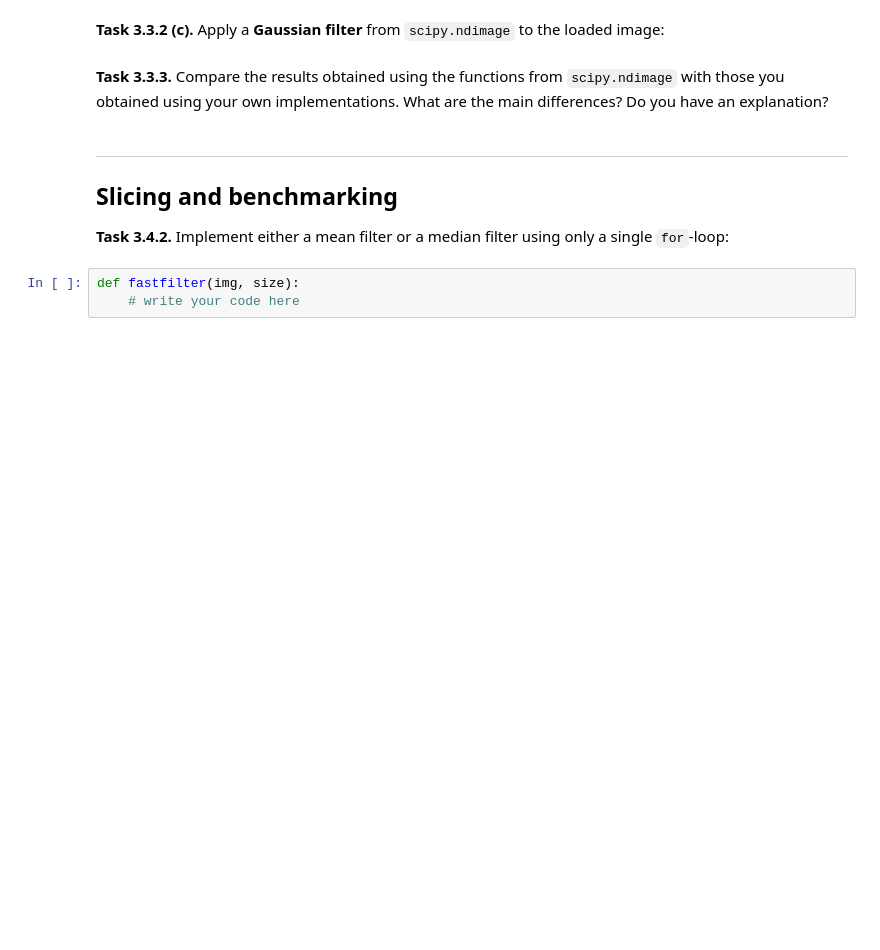
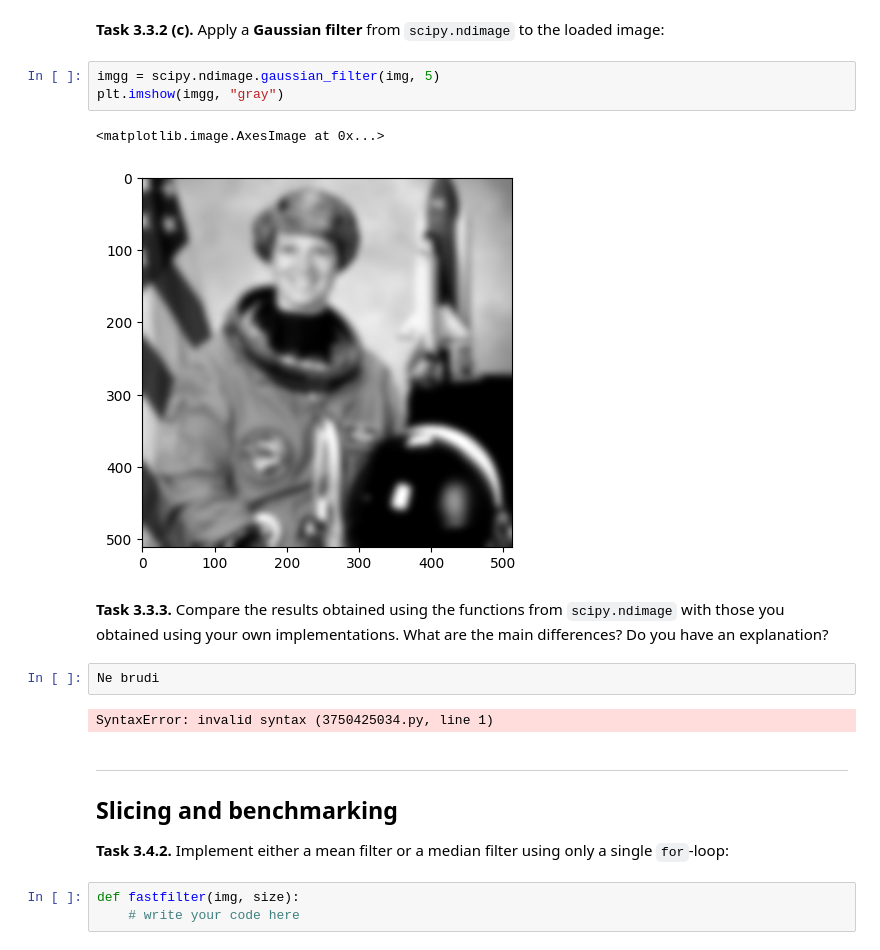
Before and after one commit to JBaureis/mobi-fs3-python, a Jupyter notebook: task3.ipynb, the cells around one changed output. Saved outputs shown, nothing was run; the diff lists cells and outputs as text; blank space fills up the shorter version.

```diff
--- a/task3.ipynb
+++ b/task3.ipynb
@@ -95,7 +109,17 @@ assert numpy.allclose(img4, img3, atol=1/255)
 # %% [markdown]
 **<a id="#">Task 3.3.2 (c).</a>** Apply a **Gaussian filter** from `scipy.ndimage` to the loaded image:
+# %%
+imgg = scipy.ndimage.gaussian_filter(img, 5)
+plt.imshow(imgg, "gray")
+# %% [output]
+<matplotlib.image.AxesImage at 0x...>
+[figure, added]
 # %% [markdown]
 **<a id="#">Task 3.3.3.</a>** Compare the results obtained using the functions from `scipy.ndimage` with those you obtained using your own implementations. What are the main differences? Do you have an explanation?
+# %%
+Ne brudi
+# %% [output]
+SyntaxError: invalid syntax (3750425034.py, line 1)
 # %% [markdown]
 ---
 
```
Also changed, not shown: parts of 3 cells of this notebook.
